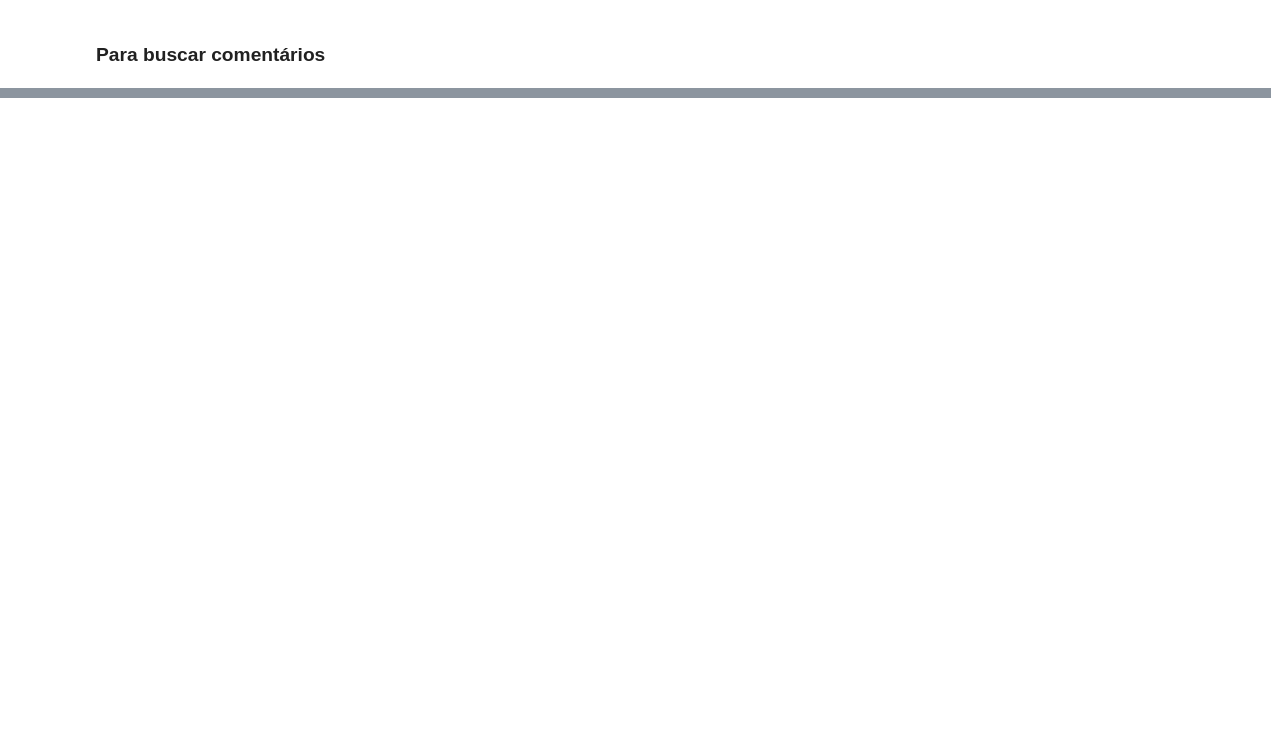
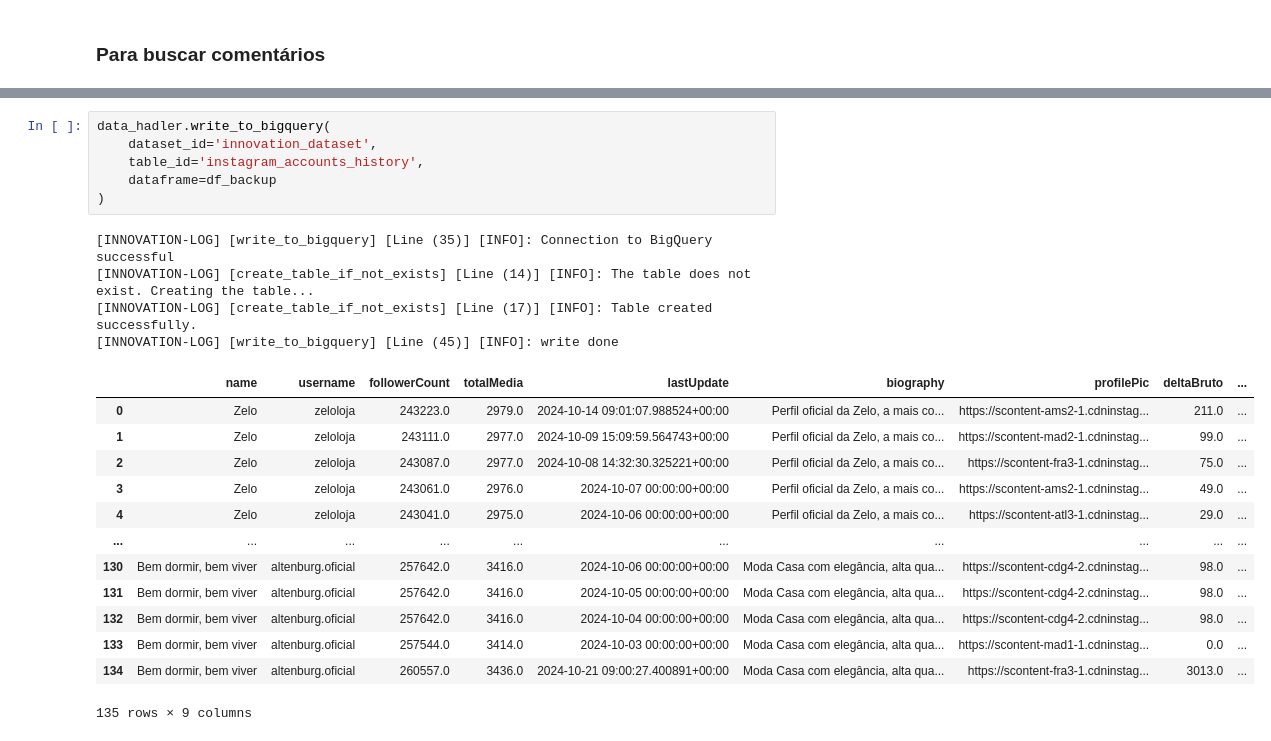
Before and after one commit to AmmoJailton/kpi-indicadores2, a Jupyter notebook: notebooks/discovery_posts_comments.ipynb, the cells around one changed output, grey strips where cells are left out. Saved outputs shown, nothing was run; the diff lists cells and outputs as text; blank space fills up the shorter version.

```diff
--- a/notebooks/discovery_posts_comments.ipynb
+++ b/notebooks/discovery_posts_comments.ipynb
@@ -545,0 +725,24 @@ df
+# %%
+data_hadler.write_to_bigquery(
+    dataset_id='innovation_dataset',
+    table_id='instagram_accounts_history',
+    dataframe=df_backup
+)
+# %% [output]
+[INNOVATION-LOG] [write_to_bigquery] [Line (35)] [INFO]: Connection to BigQuery successful
+[INNOVATION-LOG] [create_table_if_not_exists] [Line (14)] [INFO]: The table does not exist. Creating the table...
+[INNOVATION-LOG] [create_table_if_not_exists] [Line (17)] [INFO]: Table created successfully.
+[INNOVATION-LOG] [write_to_bigquery] [Line (45)] [INFO]: write done
+|  | name | username | followerCount | totalMedia | lastUpdate | biography | profilePic | deltaBruto | ... |
+| 0 | Zelo | zeloloja | 243223.0 | 2979.0 | 2024-10-14 09:01:07.988524+00:00 | Perfil oficial da Zelo, a mais co... | https://scontent-ams2-1.cdninstag... | 211.0 | ... |
+| 1 | Zelo | zeloloja | 243111.0 | 2977.0 | 2024-10-09 15:09:59.564743+00:00 | Perfil oficial da Zelo, a mais co... | https://scontent-mad2-1.cdninstag... | 99.0 | ... |
+| 2 | Zelo | zeloloja | 243087.0 | 2977.0 | 2024-10-08 14:32:30.325221+00:00 | Perfil oficial da Zelo, a mais co... | https://scontent-fra3-1.cdninstag... | 75.0 | ... |
+| 3 | Zelo | zeloloja | 243061.0 | 2976.0 | 2024-10-07 00:00:00+00:00 | Perfil oficial da Zelo, a mais co... | https://scontent-ams2-1.cdninstag... | 49.0 | ... |
+| 4 | Zelo | zeloloja | 243041.0 | 2975.0 | 2024-10-06 00:00:00+00:00 | Perfil oficial da Zelo, a mais co... | https://scontent-atl3-1.cdninstag... | 29.0 | ... |
+| ... | ... | ... | ... | ... | ... | ... | ... | ... | ... |
+| 130 | Bem dormir, bem viver | altenburg.oficial | 257642.0 | 3416.0 | 2024-10-06 00:00:00+00:00 | Moda Casa com elegância, alta qua... | https://scontent-cdg4-2.cdninstag... | 98.0 | ... |
+| 131 | Bem dormir, bem viver | altenburg.oficial | 257642.0 | 3416.0 | 2024-10-05 00:00:00+00:00 | Moda Casa com elegância, alta qua... | https://scontent-cdg4-2.cdninstag... | 98.0 | ... |
+| 132 | Bem dormir, bem viver | altenburg.oficial | 257642.0 | 3416.0 | 2024-10-04 00:00:00+00:00 | Moda Casa com elegância, alta qua... | https://scontent-cdg4-2.cdninstag... | 98.0 | ... |
+| 133 | Bem dormir, bem viver | altenburg.oficial | 257544.0 | 3414.0 | 2024-10-03 00:00:00+00:00 | Moda Casa com elegância, alta qua... | https://scontent-mad1-1.cdninstag... | 0.0 | ... |
+| 134 | Bem dormir, bem viver | altenburg.oficial | 260557.0 | 3436.0 | 2024-10-21 09:00:27.400891+00:00 | Moda Casa com elegância, alta qua... | https://scontent-fra3-1.cdninstag... | 3013.0 | ... |
+135 rows × 9 columns
```
Also changed, not shown: parts of 20 cells of this notebook, 1 other file.
